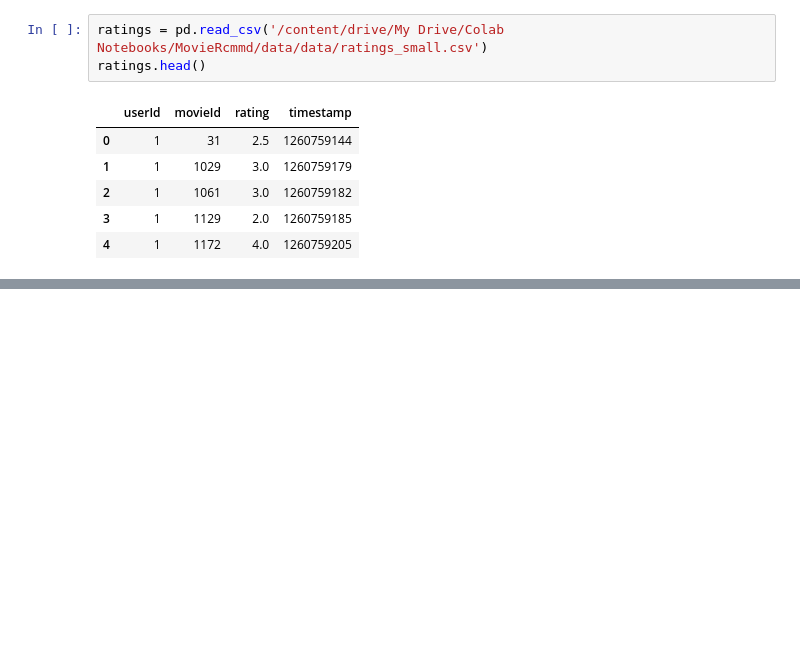
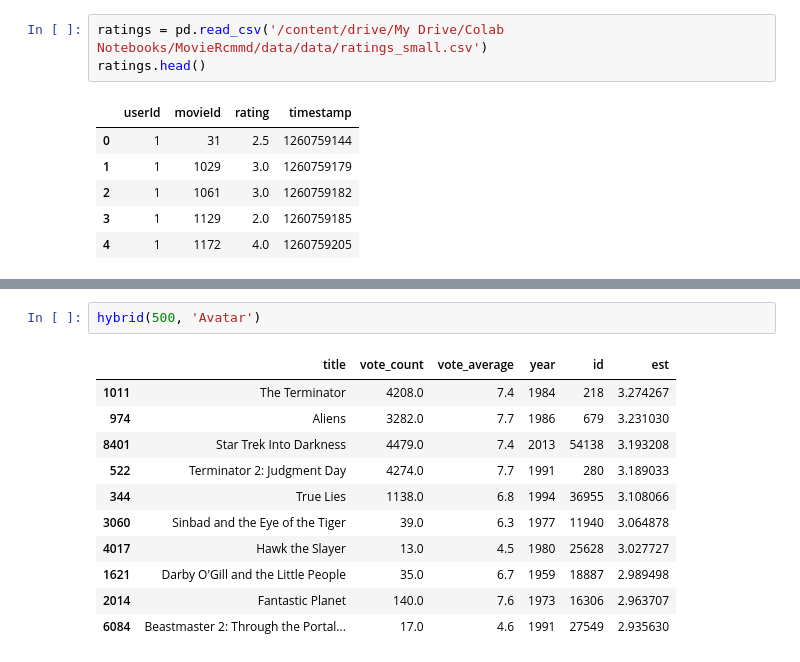
Before and after one commit to HappyJJins/myblog, a Jupyter notebook: content/blog/MovieRcmmd.ipynb, the cells around one changed output, grey strips where cells are left out. Saved outputs shown, nothing was run; the diff lists cells and outputs as text; blank space fills up the shorter version.

```diff
--- a/content/blog/MovieRcmmd.ipynb
+++ b/content/blog/MovieRcmmd.ipynb
@@ -905,0 +1049,14 @@ kf = KFold(n_splits = 5)
+# %%
+hybrid(500, 'Avatar')
+# %% [output]
+|  | title | vote_count | vote_average | year | id | est |
+| 1011 | The Terminator | 4208.0 | 7.4 | 1984 | 218 | 3.274267 |
+| 974 | Aliens | 3282.0 | 7.7 | 1986 | 679 | 3.231030 |
+| 8401 | Star Trek Into Darkness | 4479.0 | 7.4 | 2013 | 54138 | 3.193208 |
+| 522 | Terminator 2: Judgment Day | 4274.0 | 7.7 | 1991 | 280 | 3.189033 |
+| 344 | True Lies | 1138.0 | 6.8 | 1994 | 36955 | 3.108066 |
+| 3060 | Sinbad and the Eye of the Tiger | 39.0 | 6.3 | 1977 | 11940 | 3.064878 |
+| 4017 | Hawk the Slayer | 13.0 | 4.5 | 1980 | 25628 | 3.027727 |
+| 1621 | Darby O'Gill and the Little People | 35.0 | 6.7 | 1959 | 18887 | 2.989498 |
+| 2014 | Fantastic Planet | 140.0 | 7.6 | 1973 | 16306 | 2.963707 |
+| 6084 | Beastmaster 2: Through the Portal... | 17.0 | 4.6 | 1991 | 27549 | 2.935630 |
```
Also changed, not shown: parts of 23 cells of this notebook, 4 other files.
